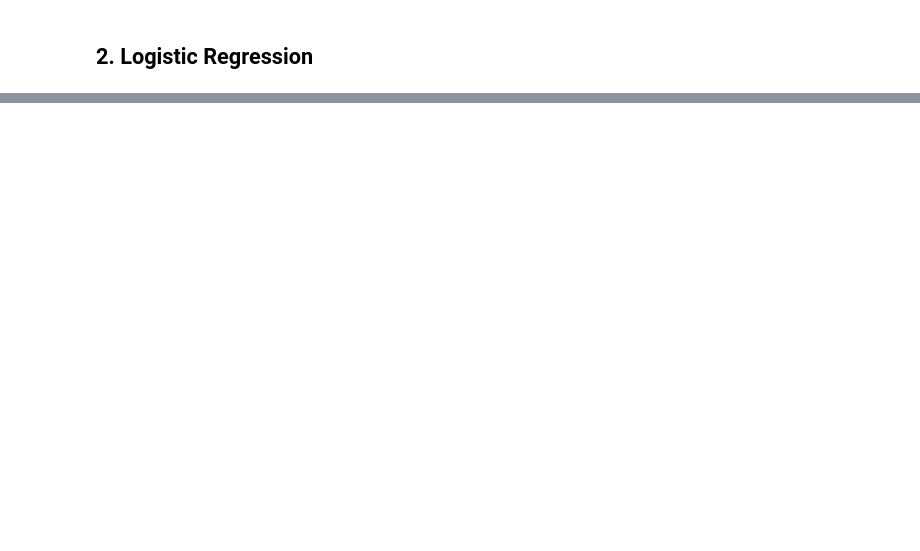
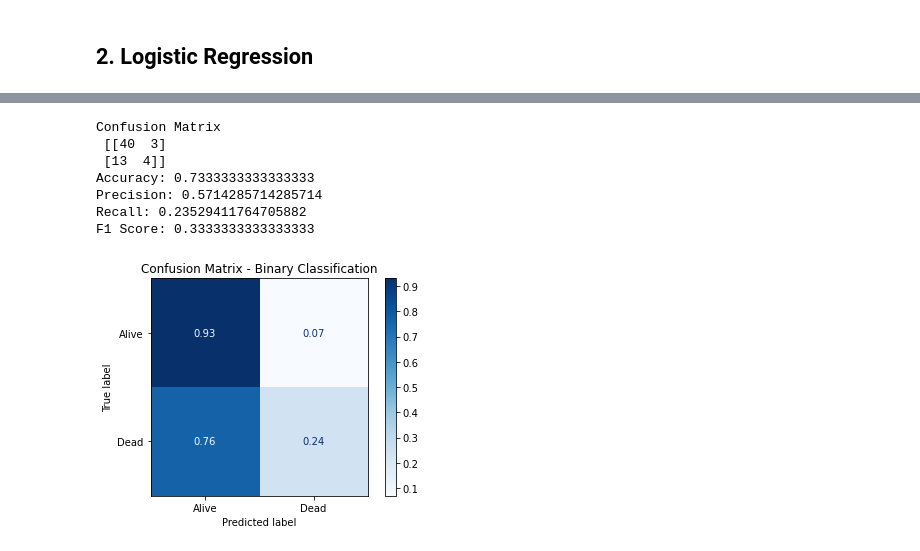
Before and after one commit to tvn4/MSE-491, a Jupyter notebook: Lab 2/Assigment 2/Assignment 2.ipynb, the cells around one changed output, grey strips where cells are left out. Cells and saved outputs as stored; diff of their text form; code cells hidden in the pictures; blank space fills up the shorter version.

```diff
--- a/Lab 2/Assigment 2/Assignment 2.ipynb
+++ b/Lab 2/Assigment 2/Assignment 2.ipynb
@@ -91,0 +101,17 @@ print(P)
+# %%
+## 2.1 Model Training
+
+# Import the class
+from sklearn.linear_model import LogisticRegression
+
+# Instantiating the model (using the default parameters)
+logR = LogisticRegression()
+
+# Fitting the model with data
+logR.fit(F_train,T_train)
+
+# Save the Trained Model
+pickle.dump(logR, open('Model_LogisticRegression.pkl', 'wb'))
+
+# Predicting the labels on test set
+T_pred = logR.predict(F_test)
@@ -91,0 +131,30 @@ print(P)
+# %%
+## 2.1 Model Evaluation
+
+# import the metrics class
+from sklearn.metrics import accuracy_score, precision_score, recall_score, f1_score
+from sklearn.metrics import confusion_matrix, plot_confusion_matrix
+
+cm = confusion_matrix(T_test, T_pred)
+print('Confusion Matrix\n', cm)
+
+plt_cm = plot_confusion_matrix(logR, F_test, T_test,
+                                       display_labels=['Alive','Dead'],
+                                       cmap=plt.cm.Blues,
+                                       normalize='true')
+plt_cm.ax_.set_title('Confusion Matrix - Binary Classification')
+
+# Print Evaluation Metrics
+print("Accuracy:",accuracy_score(T_test, T_pred))
+print("Precision:",precision_score(T_test, T_pred))
+print("Recall:",recall_score(T_test, T_pred))
+print("F1 Score:",f1_score(T_test, T_pred))
+# %% [output]
+Confusion Matrix
+ [[40  3]
+ [13  4]]
+Accuracy: 0.7333333333333333
+Precision: 0.5714285714285714
+Recall: 0.23529411764705882
+F1 Score: 0.3333333333333333
+[figure, added]
```
Also changed, not shown: parts of 4 cells of this notebook, 11 other files.
